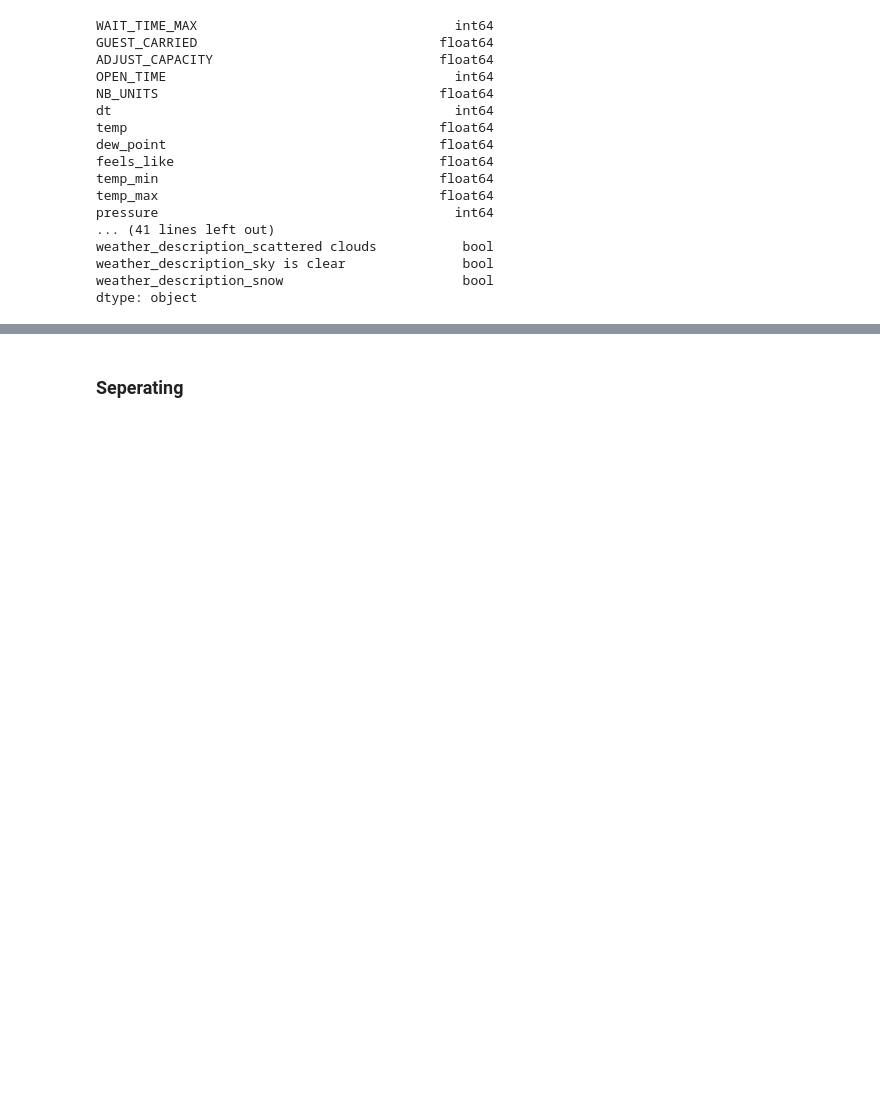
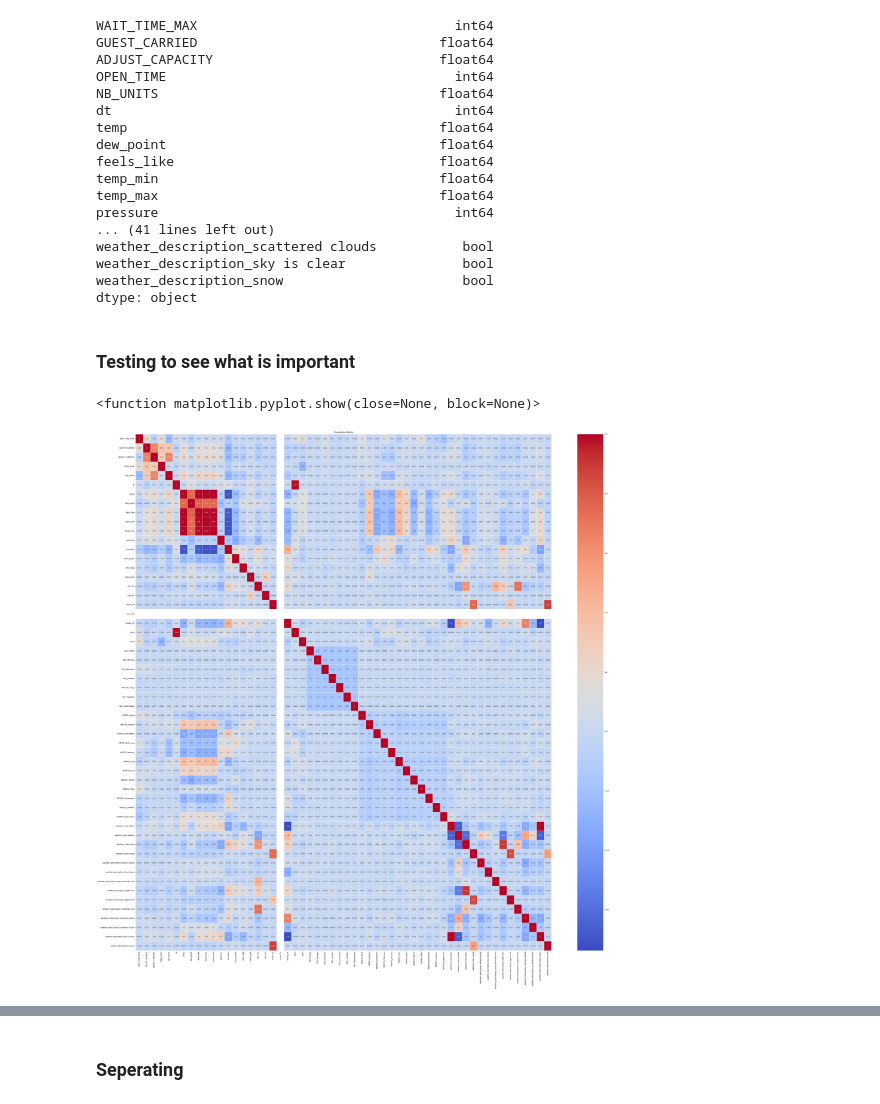
Before and after one commit to MwBm/DataAnalysisIntro, a Jupyter notebook: disneyData.ipynb, the cells around one changed output, grey strips where cells are left out. Saved outputs shown, nothing was run; the diff lists cells and outputs as text; code cells hidden in the pictures; blank space fills up the shorter version.

```diff
--- a/disneyData.ipynb
+++ b/disneyData.ipynb
@@ -346,3 +346,15 @@ weather_description_scattered clouds           bool
 weather_description_sky is clear               bool
 weather_description_snow                       bool
 dtype: object
+# %% [markdown]
+### Testing to see what is important
+# %%
+correlation_matrix2 = merged_sk.corr()
+
+plt.figure(figsize=(52, 52))
+sns.heatmap(correlation_matrix2, annot=True, cmap='coolwarm', cbar=True, linewidths=0.5, annot_kws={"size": 8})
+plt.title('Correlation Matrix')
+plt.show
+# %% [output]
+<function matplotlib.pyplot.show(close=None, block=None)>
+[figure, added]
```
Also changed, not shown: parts of 6 cells of this notebook.
